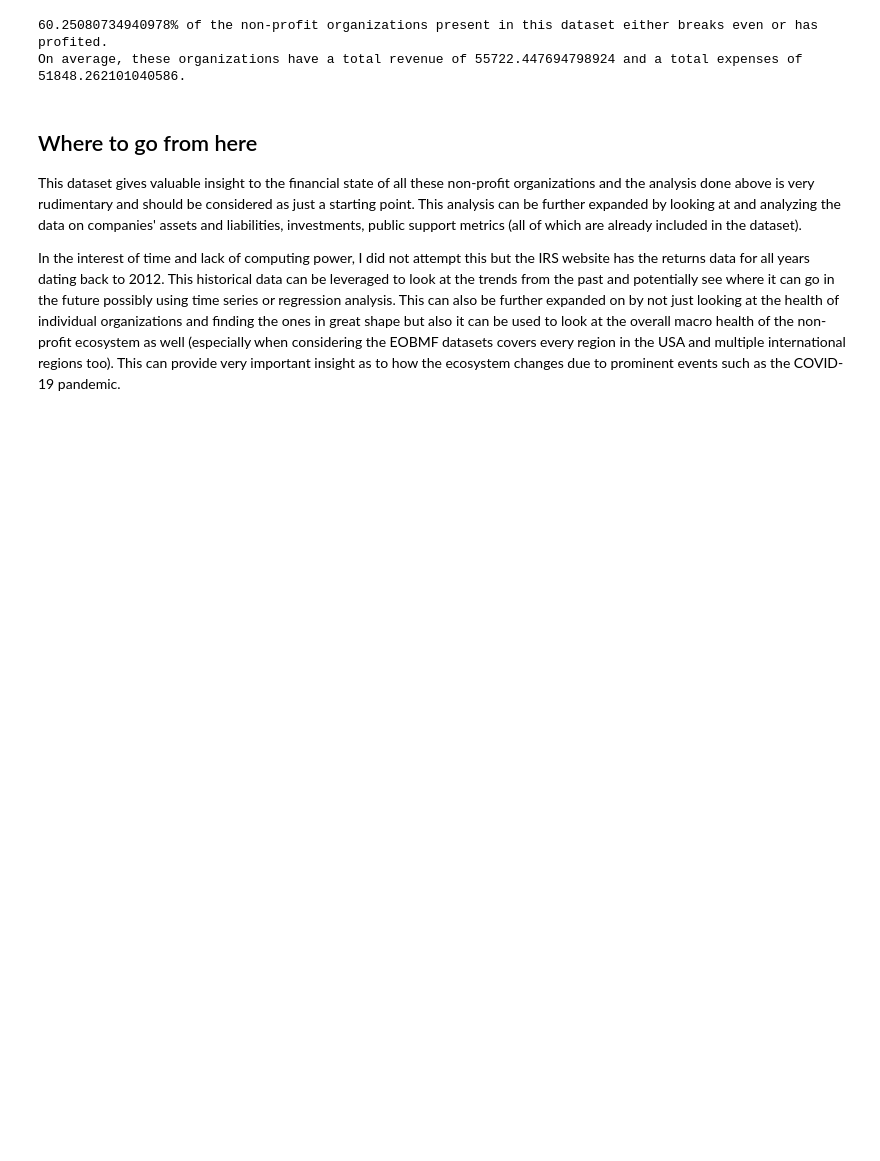
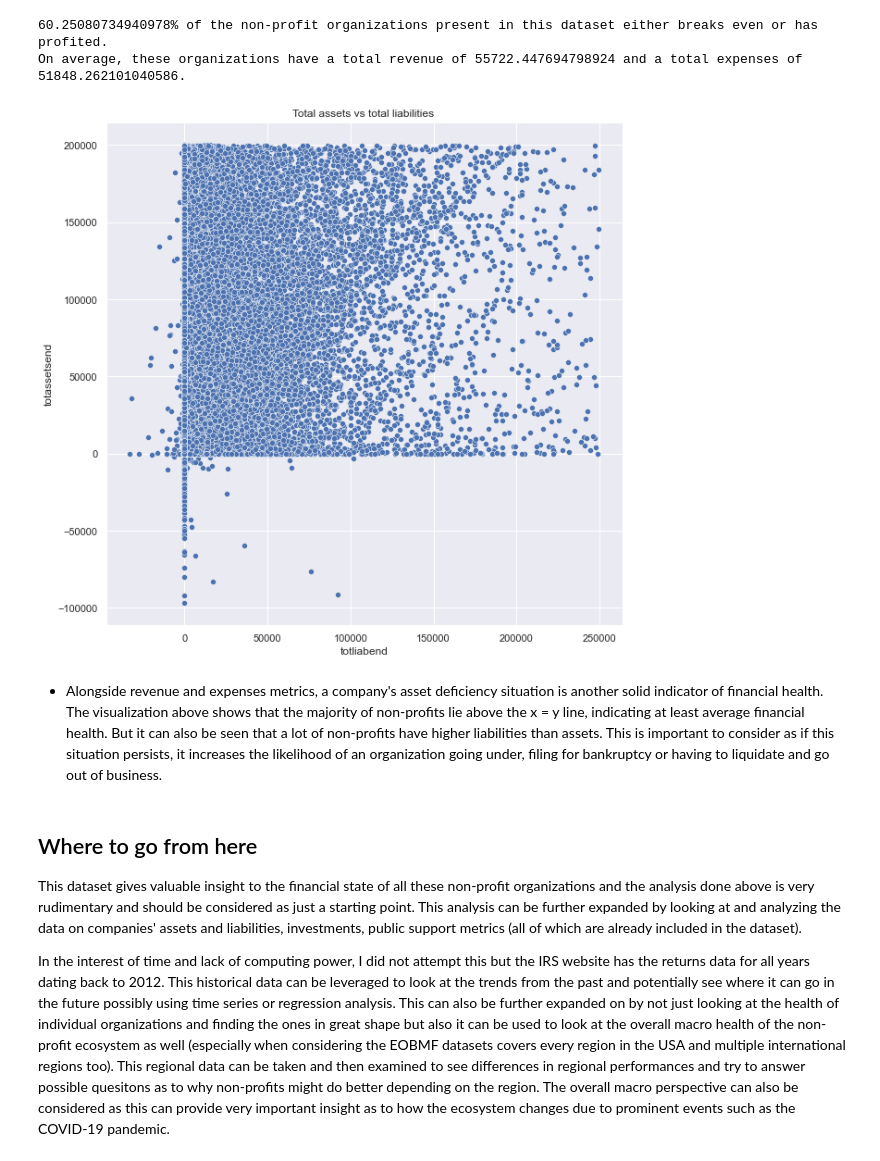
Before and after one commit to sakifff/GivingTuesday-Assignment, a Jupyter notebook: GivingTuesday Technical Assignment - Farhan Sakif.ipynb, the cells around one changed output. Cells and saved outputs as stored; diff of their text form; code cells hidden in the pictures; blank space fills up the shorter version.

```diff
--- a/GivingTuesday Technical Assignment - Farhan Sakif.ipynb
+++ b/GivingTuesday Technical Assignment - Farhan Sakif.ipynb
@@ -100,7 +100,7 @@ plt.show()
 # Using interquartile range to find and remove outliers for some basic visualization
 # I tried without removing the outliers but the visualizations become a little too unmanageable to look at
 
-columns = ['totrevnue', 'totcntrbs', 'totexpns']
+columns = ['totrevnue', 'totcntrbs', 'totexpns', 'totliabend', 'totassetsend']
 for i in columns:
 
     Q1 = np.percentile(df[str(i)], 25,
@@ -170,9 +176,21 @@ print("On average, these organizations have a total revenue of " + str(df.totrev
 # %% [output]
 60.25080734940978% of the non-profit organizations present in this dataset either breaks even or has profited.
 On average, these organizations have a total revenue of 55722.447694798924 and a total expenses of 51848.262101040586.
+# %%
+df = df[df.totliabend < 250000] #removing some extra outliers
+df = df[df.totliabend > - 50000]
+df = df[df.totassetsend < 0.2*1e6]
+df = df[df.totassetsend > -100000]
+
+sns.set(rc={"figure.figsize":(10, 10)})
+graph = sns.scatterplot(data = df, x='totliabend', y='totassetsend').set(title='Total assets vs total liabilities ')
+# %% [output]
+[figure, added]
+# %% [markdown]
+- Alongside revenue and expenses metrics, a company's asset deficiency situation is another solid indicator of financial health. The visualization above shows that the majority of non-profits lie above the x = y line, indicating at least average financial health. But it can also be seen that a lot of non-profits have higher liabilities than assets. This is important to consider as if this situation persists, it increases the likelihood of an organization going under, filing for bankruptcy or having to liquidate and go out of business.
 # %% [markdown]
 ## Where to go from here
 
 This dataset gives valuable insight to the financial state of all these non-profit organizations and the analysis done above is very rudimentary and should be considered as just a starting point. This analysis can be further expanded by looking at and analyzing the data on companies' assets and liabilities, investments, public support metrics (all of which are already included in the dataset).
 
-In the interest of time and lack of computing power, I did not attempt this but the IRS website has the returns data for all years dating back to 2012. This historical data can be leveraged to look at the trends from the past and potentially see where it can go in the future possibly using time series or regression analysis. This can also be further expanded on by not just looking at the health of individual organizations and finding the ones in great shape but also it can be used to look at the overall macro health of the non-profit ecosystem as well (especially when considering the EOBMF datasets covers every region in the USA and multiple international regions too). This can provide very important insight as to how the ecosystem changes due to prominent events such as the COVID-19 pandemic.
+In the interest of time and lack of computing power, I did not attempt this but the IRS website has the returns data for all years dating back to 2012. This historical data can be leveraged to look at the trends from the past and potentially see where it can go in the future possibly using time series or regression analysis. This can also be further expanded on by not just looking at the health of individual organizations and finding the ones in great shape but also it can be used to look at the overall macro health of the non-profit ecosystem as well (especially when considering the EOBMF datasets covers every region in the USA and multiple international regions too). This regional data can be taken and then examined to see differences in regional performances and try to answer possible quesitons as to why non-profits might do better depending on the region. The overall macro perspective can also be considered as this can provide very important insight as to how the ecosystem changes due to prominent events such as the COVID-19 pandemic.
```
Also changed, not shown: parts of 2 cells of this notebook.
